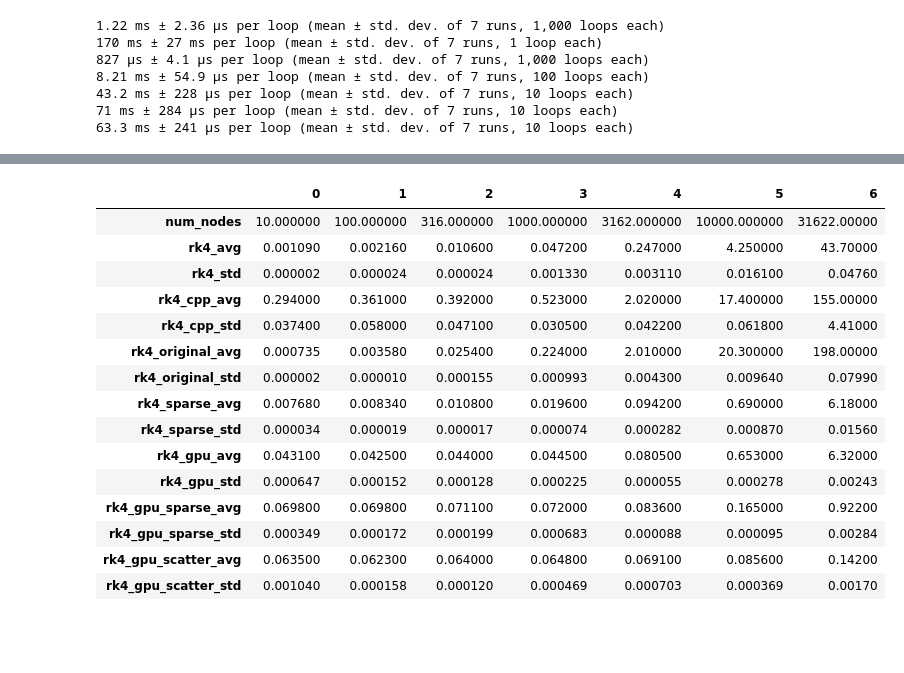
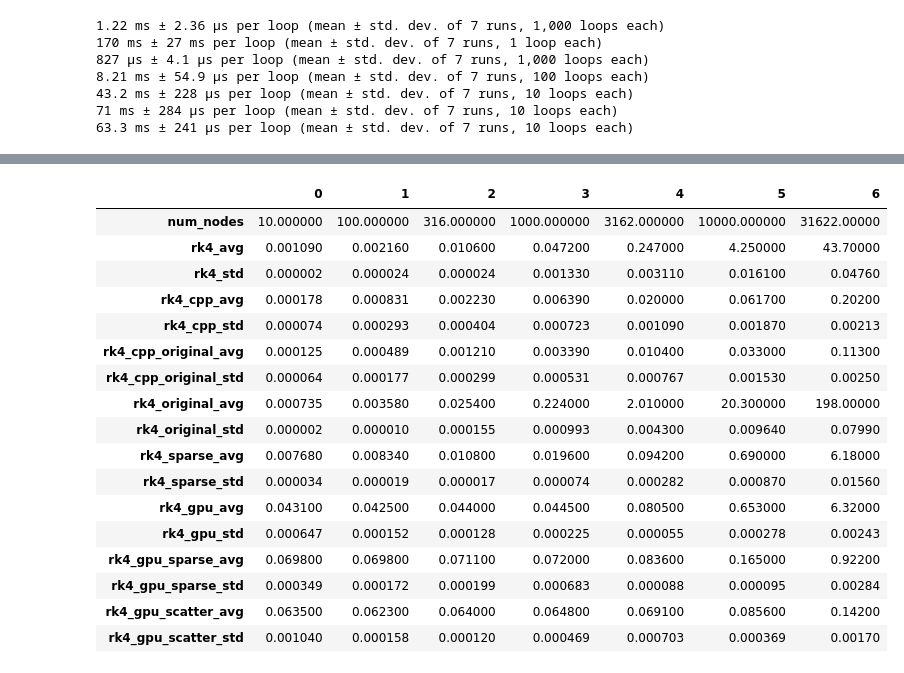
Before and after one commit to hoyunchoi/swing, a Jupyter notebook: timeit.ipynb, the cells around one changed output, grey strips where cells are left out. Drawn from its saved outputs; the diff is of its cells as text; code cells hidden in the pictures; blank space fills up the shorter version.

```diff
--- a/timeit.ipynb
+++ b/timeit.ipynb
@@ -81,32 +129,40 @@ True
 # %%
 timeit32 = pd.DataFrame.from_dict(
     {
         "num_nodes": [10, 100, 316, 1000, 3162, 10000, 31622],
         "rk4_avg": [1.09e-3, 2.16e-3, 10.6e-3, 47.2e-3, 247e-3, 4.25, 43.7],
         "rk4_std": [2.29e-6, 24e-6, 23.7e-6, 1.33e-3, 3.11e-3, 16.1e-3, 47.6e-3],
-        "rk4_cpp_avg": [294e-3, 361e-3, 392e-3, 523e-3, 2.02, 17.4, 155],
-        "rk4_cpp_std": [37.4e-3, 58e-3, 47.1e-3, 30.5e-3, 42.2e-3, 61.8e-3, 4.41],
+        "rk4_avg": [1.09e-3, 2.16e-3, 10.6e-3, 47.2e-3, 247e-3, 4.25, 43.7],
+        "rk4_std": [2.29e-6, 24e-6, 23.7e-6, 1.33e-3, 3.11e-3, 16.1e-3, 47.6e-3],
+        # "rk4_cpp_avg": [294e-3, 361e-3, 392e-3, 523e-3, 2.02, 17.4, 155],
+        # "rk4_cpp_std": [37.4e-3, 58e-3, 47.1e-3, 30.5e-3, 42.2e-3, 61.8e-3, 4.41],
+        "rk4_cpp_avg": [1.78e-4, 8.31e-4, 2.23e-3, 6.39e-3, 2.00e-2, 6.17e-2, 2.02e-1],
+        "rk4_cpp_std": [7.42e-5, 2.93e-4, 4.04e-4, 7.23e-4, 1.09e-3, 1.87e-3, 2.13e-3],
+        "rk4_cpp_original_avg": [1.25e-4, 4.89e-4, 1.21e-3, 3.39e-3, 1.04e-2, 3.30e-2, 1.13e-1],
+        "rk4_cpp_original_std": [6.44e-5, 1.77e-4, 2.99e-4, 5.31e-4, 7.67e-4, 1.53e-3, 2.50e-3],
         "rk4_original_avg": [735e-6, 3.58e-3, 25.4e-3, 224e-3, 2.01, 20.3, 198],
         "rk4_original_std": [1.54e-6, 10.5e-6, 155e-6, 993e-6, 4.3e-3, 9.64e-3, 79.9e-3],
         "rk4_sparse_avg": [7.68e-3, 8.34e-3, 10.8e-3, 19.6e-3, 94.2e-3, 690e-3, 6.18],
         "rk4_sparse_std": [33.7e-6, 19e-6, 16.5e-6, 74.1e-6, 282e-6, 870e-6, 15.6e-3],
         "rk4_gpu_avg": [43.1e-3, 42.5e-3, 44e-3, 44.5e-3, 80.5e-3, 653e-3, 6.32],
         "rk4_gpu_std": [647e-6, 152e-6, 128e-6, 225e-6, 54.6e-6, 278e-6, 2.43e-3],
         "rk4_gpu_sparse_avg": [69.8e-3, 69.8e-3, 71.1e-3, 72e-3, 83.6e-3, 165e-3, 922e-3],
         "rk4_gpu_sparse_std": [349e-6, 172e-6, 199e-6, 683e-6, 88.2e-6, 94.5e-6, 2.84e-3],
         "rk4_gpu_scatter_avg": [63.5e-3, 62.3e-3, 64e-3, 64.8e-3, 69.1e-3, 85.6e-3, 142e-3],
         "rk4_gpu_scatter_std": [1.04e-3, 158e-6, 120e-6, 469e-6, 703e-6, 369e-6, 1.7e-3],
     }
 )
 
 timeit32.T
 # %% [output]
 |  | 0 | 1 | 2 | 3 | 4 | 5 | 6 |
 | num_nodes | 10.000000 | 100.000000 | 316.000000 | 1000.000000 | 3162.000000 | 10000.000000 | 31622.00000 |
 | rk4_avg | 0.001090 | 0.002160 | 0.010600 | 0.047200 | 0.247000 | 4.250000 | 43.70000 |
 | rk4_std | 0.000002 | 0.000024 | 0.000024 | 0.001330 | 0.003110 | 0.016100 | 0.04760 |
-| rk4_cpp_avg | 0.294000 | 0.361000 | 0.392000 | 0.523000 | 2.020000 | 17.400000 | 155.00000 |
-| rk4_cpp_std | 0.037400 | 0.058000 | 0.047100 | 0.030500 | 0.042200 | 0.061800 | 4.41000 |
+| rk4_cpp_avg | 0.000178 | 0.000831 | 0.002230 | 0.006390 | 0.020000 | 0.061700 | 0.20200 |
+| rk4_cpp_std | 0.000074 | 0.000293 | 0.000404 | 0.000723 | 0.001090 | 0.001870 | 0.00213 |
+| rk4_cpp_original_avg | 0.000125 | 0.000489 | 0.001210 | 0.003390 | 0.010400 | 0.033000 | 0.11300 |
+| rk4_cpp_original_std | 0.000064 | 0.000177 | 0.000299 | 0.000531 | 0.000767 | 0.001530 | 0.00250 |
 | rk4_original_avg | 0.000735 | 0.003580 | 0.025400 | 0.224000 | 2.010000 | 20.300000 | 198.00000 |
 | rk4_original_std | 0.000002 | 0.000010 | 0.000155 | 0.000993 | 0.004300 | 0.009640 | 0.07990 |
 | rk4_sparse_avg | 0.007680 | 0.008340 | 0.010800 | 0.019600 | 0.094200 | 0.690000 | 6.18000 |
```
Also changed, not shown: parts of 5 cells of this notebook, 23 other files.
